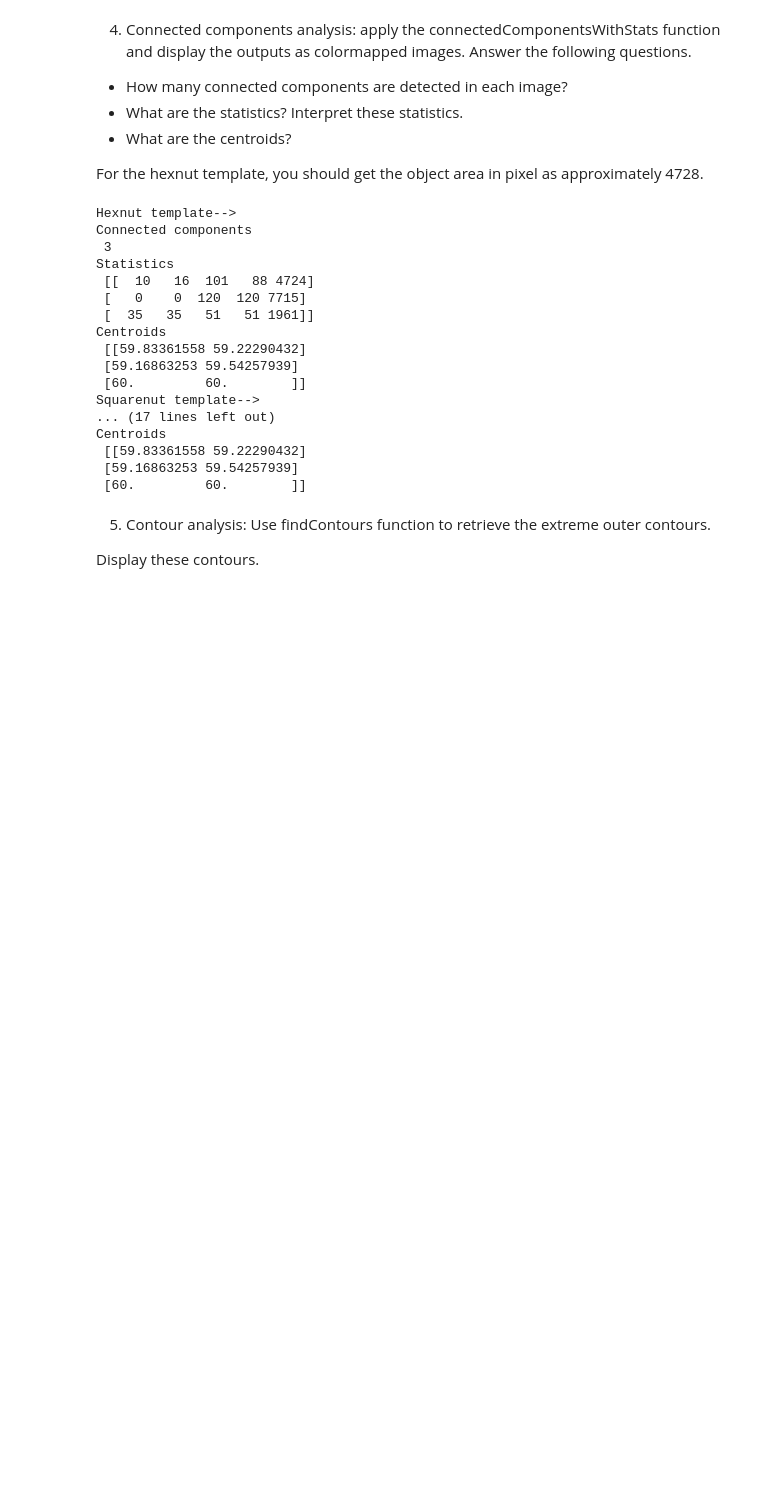
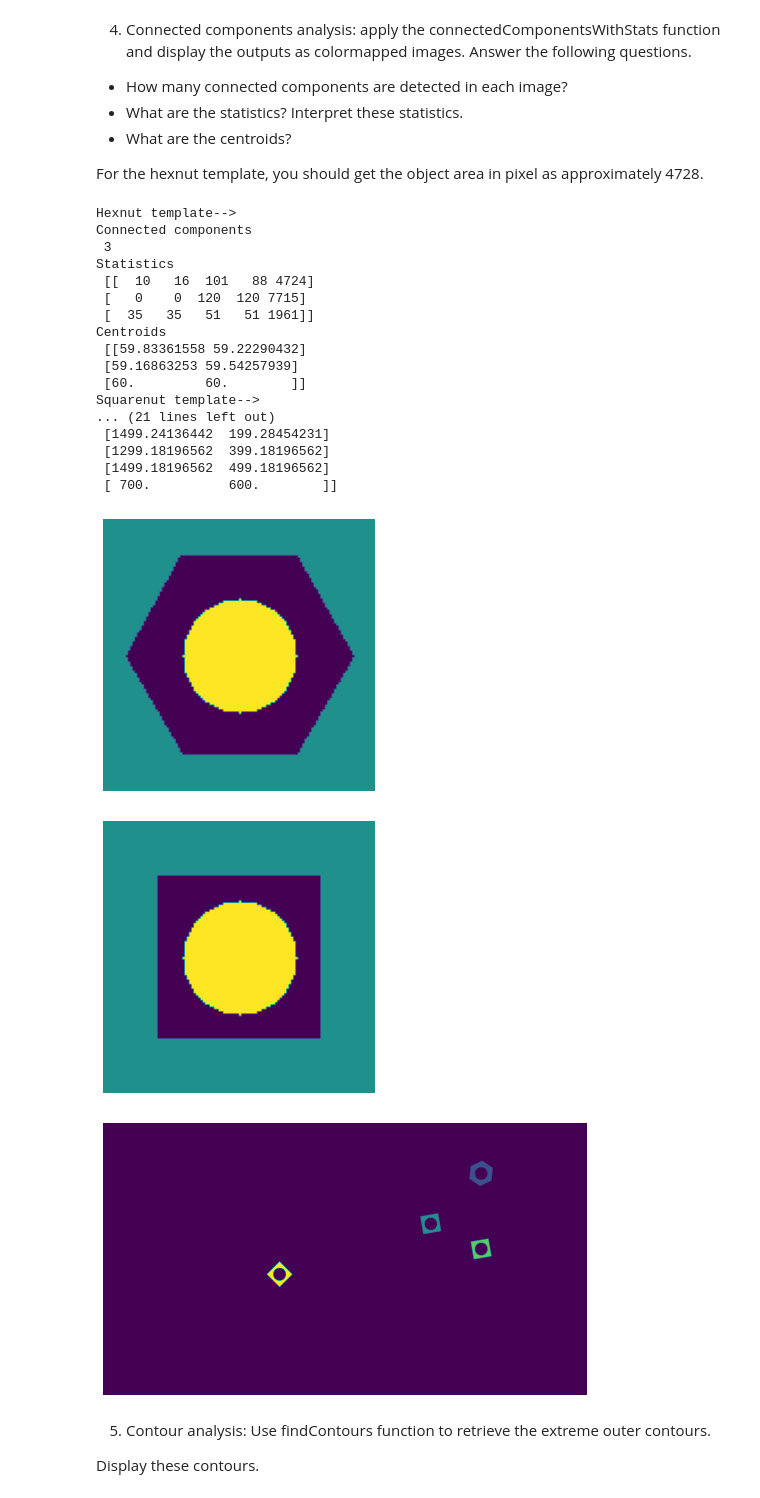
Before and after one commit to SenuriMR/EN2550---Fundamentals-of-Image-Processing-and-Machine-Vision, a Jupyter notebook: Assignment 3/Assignment_3.ipynb, the cells around one changed output. Saved outputs shown, nothing was run; the diff lists cells and outputs as text; code cells hidden in the pictures; blank space fills up the shorter version.

Commit message:
Assignment 3 - Connected component analysis and contour analysis updated

```diff
--- a/Assignment 3/Assignment_3.ipynb
+++ b/Assignment 3/Assignment_3.ipynb
@@ -98,51 +98,84 @@ For the hexnut template, you should get the object area in pixel as approximatel
 # %%
 # Your code here.
 connectivity = 4
+
 output1 = cv.connectedComponentsWithStats(th1, connectivity, cv.CV_32S)
+
+(minValue, maxValue, minPosition, maxPosition) = cv.minMaxLoc(output1[1])
+binaryIm1 = np.uint8(255 * (output1[1] - minValue) / (maxValue - minValue))
+
+cv.applyColorMap(binaryIm1,cv.COLORMAP_JET)
+
+fig,ax = plt.subplots(figsize = (12, 5))
+ax.imshow(output1[1])
+ax.axis('off')
+
 print('Hexnut template-->')
 n1 = output1[0]
 print('Connected components','\n',n1)
 stats1 = output1[2]
 print('Statistics','\n',stats1)
 centroids1 = output1[3]
 print('Centroids','\n',centroids1)
 
 output2 = cv.connectedComponentsWithStats(th2, connectivity, cv.CV_32S)
+
+(minValue, maxValue, minPosition, maxPosition) = cv.minMaxLoc(output2[1])
+binaryIm2 = np.uint8(255 * (output2[1] - minValue) / (maxValue - minValue))
+
+cv.applyColorMap(binaryIm2,cv.COLORMAP_JET)
+
+fig,ax = plt.subplots(figsize = (12, 5))
+ax.imshow(output2[1])
+ax.axis('off')
+
 print('Squarenut template-->')
-n2 = output1[0]
+n2 = output2[0]
 print('Connected components','\n',n2)
 stats2 = output2[2]
 print('Statistics','\n',stats2)
 centroids2 = output2[3]
 print('Centroids','\n',centroids2)
 
-output3 = cv.connectedComponentsWithStats(th1, connectivity, cv.CV_32S)
+output3 = cv.connectedComponentsWithStats(th3, connectivity, cv.CV_32S)
+
+(minValue, maxValue, minPosition, maxPosition) = cv.minMaxLoc(output3[1])
+binaryIm3 = np.uint8(255 * (output3[1] - minValue) / (maxValue - minValue))
+
+cv.applyColorMap(binaryIm3,cv.COLORMAP_JET)
+
+fig,ax = plt.subplots(figsize = (12, 5))
+ax.imshow(output3[1])
+ax.axis('off')
+
 print('Conveyor-->')
-n3 = output1[0]
+n3 = output3[0]
 print('Connected components','\n',n3)
 stats3 = output3[2]
-print('Statistics','\n',stats1)
+print('Statistics','\n',stats3)
 centroids3 = output3[3]
-print('Centroids','\n',centroids1)
-labels3 = output3[1]
+print('Centroids','\n',centroids3)
 # %% [output]
 Hexnut template-->
 Connected components
  3
 Statistics
  [[  10   16  101   88 4724]
  [   0    0  120  120 7715]
  [  35   35   51   51 1961]]
 Centroids
  [[59.83361558 59.22290432]
  [59.16863253 59.54257939]
  [60.         60.        ]]
 Squarenut template-->
-... (17 lines left out)
-Centroids
- [[59.83361558 59.22290432]
- [59.16863253 59.54257939]
- [60.         60.        ]]
+... (21 lines left out)
+ [1499.24136442  199.28454231]
+ [1299.18196562  399.18196562]
+ [1499.18196562  499.18196562]
+ [ 700.          600.        ]]
+[figure, added]
+[figure, added]
+[figure, added]
 # %% [markdown]
 5. Contour analysis: Use findContours function to retrieve the extreme outer contours.
 
```
Also changed, not shown: parts of 5 cells of this notebook, 1 other file.
